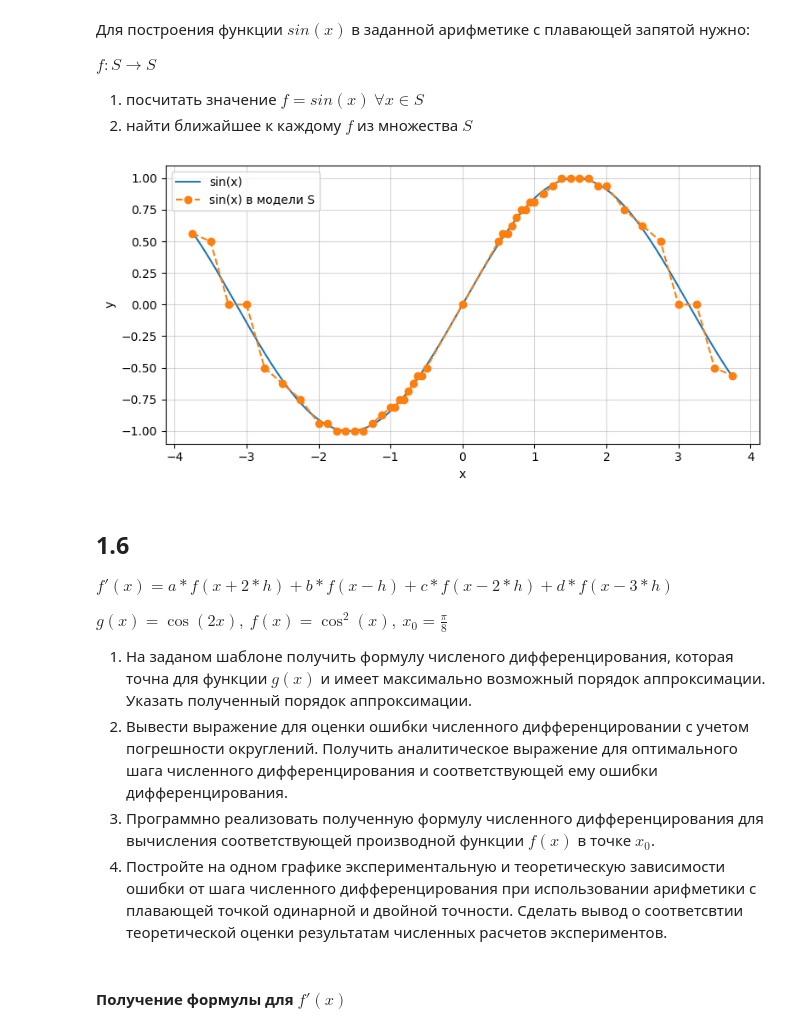
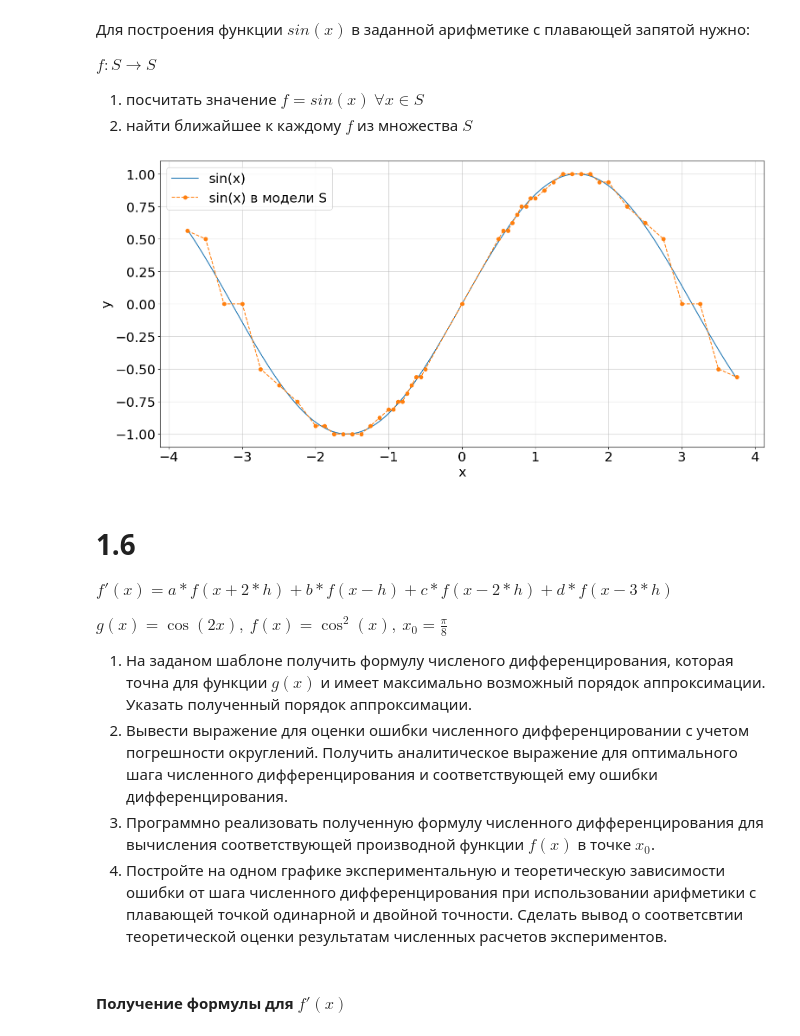
Before and after one commit to katsimat/courses, a Jupyter notebook: calc_math/homework/hw_1.ipynb, the cells around one changed output. Cells and saved outputs as stored; diff of their text form; code cells hidden in the pictures.

```diff
--- a/calc_math/homework/hw_1.ipynb
+++ b/calc_math/homework/hw_1.ipynb
@@ -142,28 +141,28 @@ $f : S \to S$
 # %%
 def func_to_s(x, S):
     distances = [abs(x - num) for num in S]
     idx = int(np.argmin(distances))
     return S[idx]
 
 def sin_x_in_s(x, S):
     y = np.sin(x)
     return func_to_s(y, S)
 
 x_points = [x for x in number]
 y_points = [sin_x_in_s(x, number) for x in x_points]
 
 X = np.linspace(min(number), max(number), 2000)
 Y = np.sin(X)
-plt.figure(figsize=(8,4))
+plt.figure(figsize=(16,8))
 plt.plot(X, Y, label='sin(x)')
 plt.plot(x_points, y_points, 'o--', label='sin(x) в модели S')
 plt.legend()
 plt.xlabel('x'); plt.ylabel('y'); plt.grid(True, alpha=0.5)
 plt.tight_layout()
 # %% [output]
-[figure, old version]
+[figure, new version]
 # %% [markdown]
-## 1.6
+# 1.6
 $f'(x) = a*f(x+2*h) + b*f(x-h) + c*f(x - 2*h) + d*f(x - 3 * h)$
 
 $g(x) = \cos(2x), \ f(x) = \cos^2(x), \ x_0 = \frac{\pi}{8}$
```
Also changed, not shown: parts of 5 cells of this notebook.
